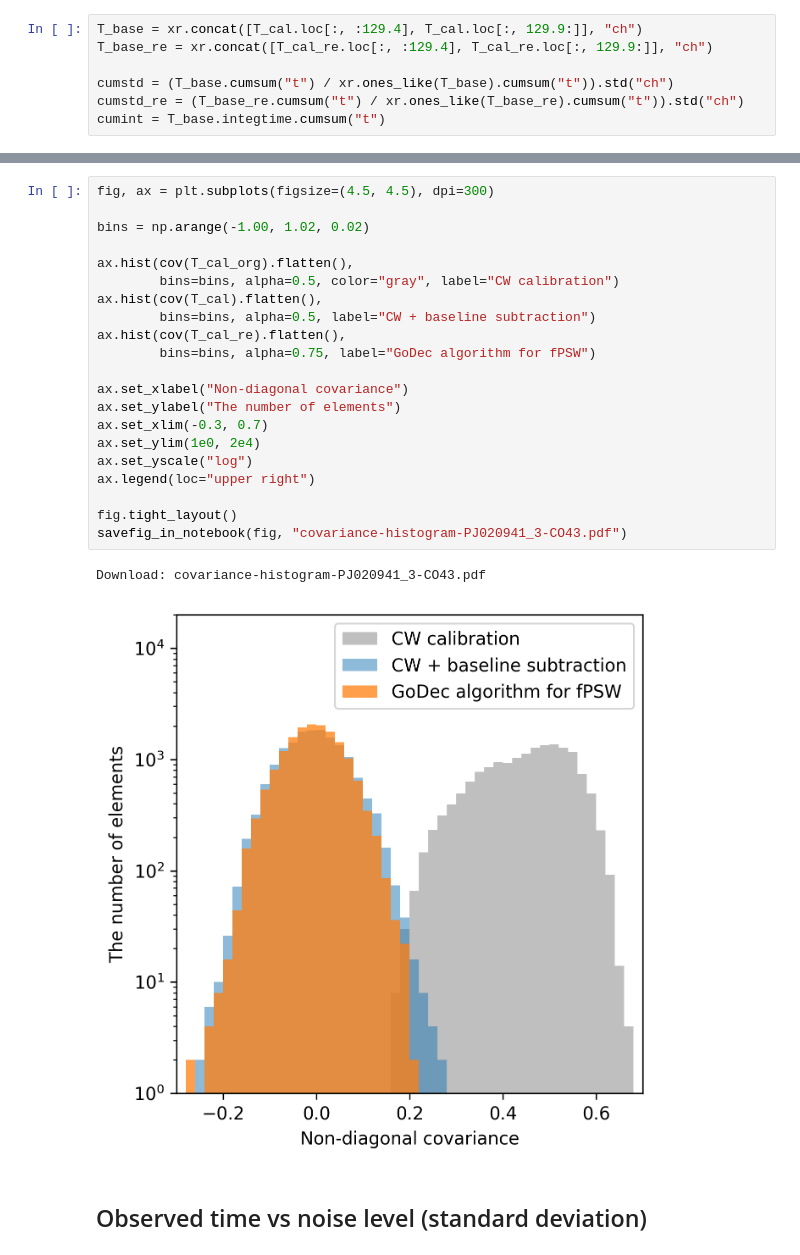
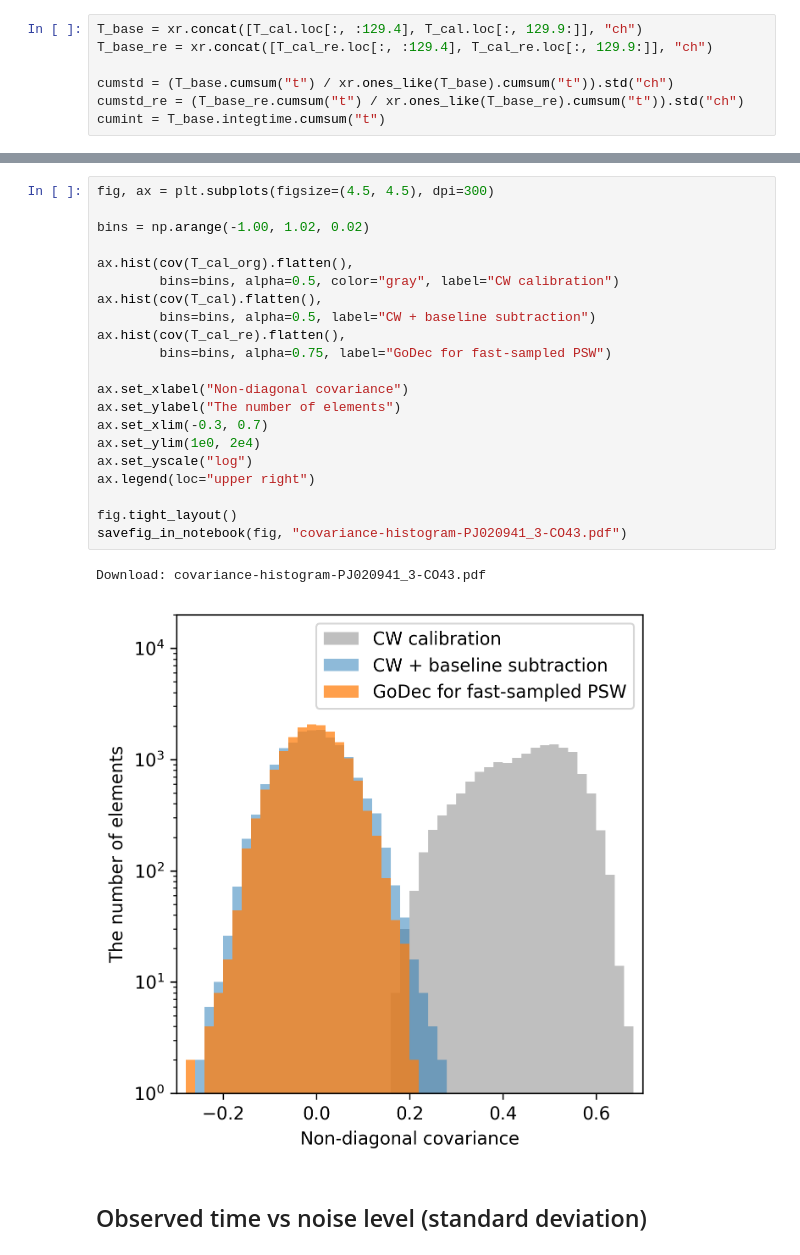
Before and after one commit to astropenguin/taniguchi-2021-analysis, a Jupyter notebook: notes/2020-05-07/analysis-PJ020941.3-CO43.ipynb, the cells around one changed output, grey strips where cells are left out. Saved outputs shown, nothing was run; the diff lists cells and outputs as text.

Commit message:
Update legend (→ GoDec for fast-sampled PSW)

```diff
--- a/notes/2020-05-07/analysis-PJ020941.3-CO43.ipynb
+++ b/notes/2020-05-07/analysis-PJ020941.3-CO43.ipynb
@@ -207,27 +207,27 @@ Download: covariance-PJ020941_3-CO43.pdf
 # %%
 fig, ax = plt.subplots(figsize=(4.5, 4.5), dpi=300)
 
 bins = np.arange(-1.00, 1.02, 0.02)
 
 ax.hist(cov(T_cal_org).flatten(),
         bins=bins, alpha=0.5, color="gray", label="CW calibration")
 ax.hist(cov(T_cal).flatten(),
         bins=bins, alpha=0.5, label="CW + baseline subtraction")
 ax.hist(cov(T_cal_re).flatten(),
-        bins=bins, alpha=0.75, label="GoDec algorithm for fPSW")
+        bins=bins, alpha=0.75, label="GoDec for fast-sampled PSW")
 
 ax.set_xlabel("Non-diagonal covariance")
 ax.set_ylabel("The number of elements")
 ax.set_xlim(-0.3, 0.7)
 ax.set_ylim(1e0, 2e4)
 ax.set_yscale("log")
 ax.legend(loc="upper right")
 
 fig.tight_layout()
 savefig_in_notebook(fig, "covariance-histogram-PJ020941_3-CO43.pdf")
 # %% [output]
 Download: covariance-histogram-PJ020941_3-CO43.pdf
-[figure, old version]
+[figure, new version]
 # %% [markdown]
 ## Observed time vs noise level (standard deviation)
 # %%
```
Also changed, not shown: parts of 3 cells of this notebook, 1 other file.
